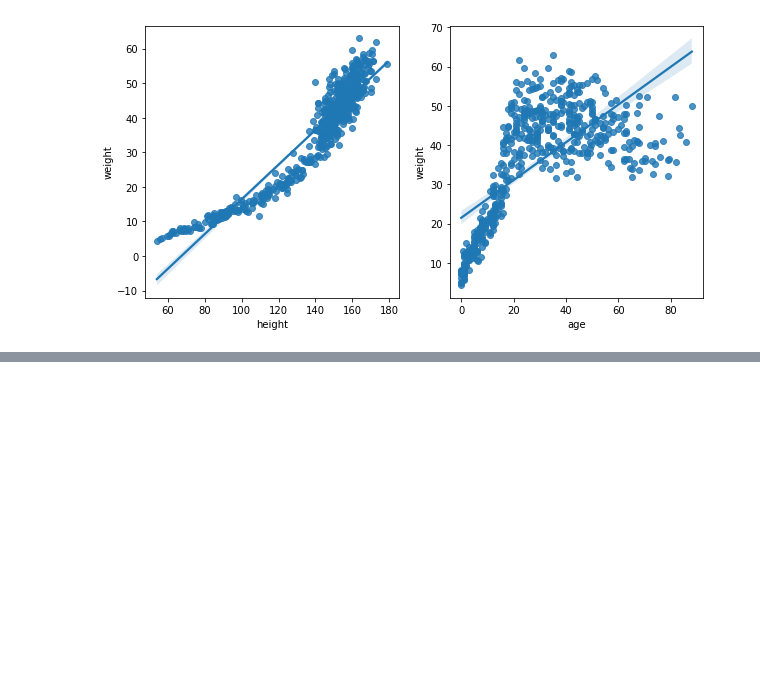
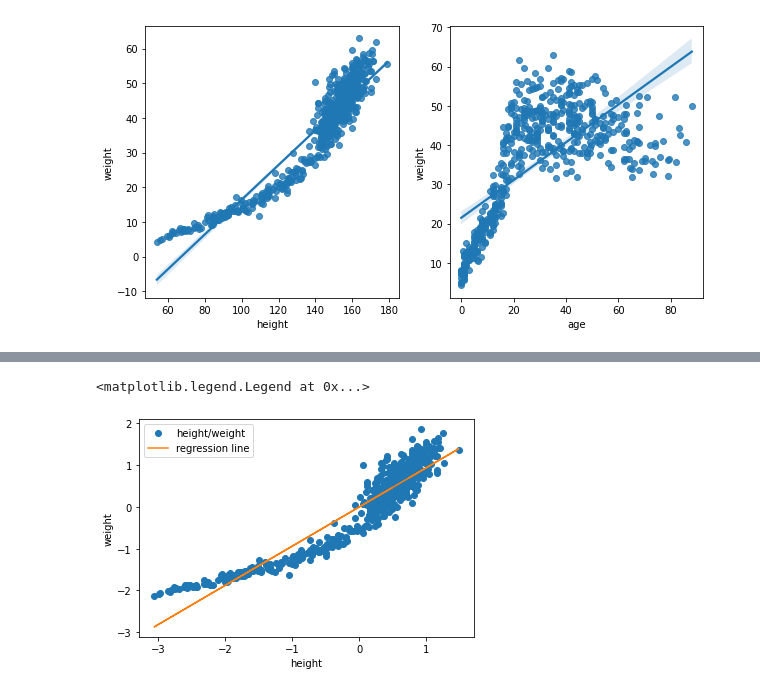
Before and after one commit to craobhruadh/MyStatisticalRethinking, a Jupyter notebook: Week 2 homework.ipynb, the cells around one changed output, grey strips where cells are left out. Drawn from its saved outputs; the diff is of its cells as text; code cells hidden in the pictures; blank space fills up the shorter version.

```diff
--- a/Week 2 homework.ipynb
+++ b/Week 2 homework.ipynb
@@ -109,0 +137,12 @@ mcmc.get_samples()
+# %%
+scaler = StandardScaler()
+df['height'] = scaler.fit_transform(df['height'].values.reshape(-1, 1))
+df['weight'] = scaler.fit_transform(df['weight'].values.reshape(-1, 1))
+df['age'] = scaler.fit_transform(df['age'].values.reshape(-1, 1))
+# %%
+
+kernel = numpyro.infer.NUTS(model)
+mcmc = numpyro.infer.MCMC(kernel, num_warmup=1000, num_samples=df.shape[0])
+result = mcmc.run(random.PRNGKey(0), height=df['height'].values, weight=df['weight'].values)
+
+mcmc.print_summary()
@@ -109,0 +157,17 @@ mcmc.get_samples()
+# %%
+samples = mcmc.get_samples()
+model_approximation = numpyro.infer.autoguide.AutoLaplaceApproximation(model)
+posterior = jnp.expand_dims(samples['c'],-1) + jnp.expand_dims(samples['H'],-1)*df['height'].values
+posterior_mean = jnp.mean(posterior, axis=0)
+
+hdpi = numpyro.diagnostics.hpdi(posterior, 0.89)
+# %%
+plt.plot(df['height'], df['weight'], 'o', label='height/weight')
+plt.plot(df['height'], posterior_mean, label='regression line')
+plt.xlabel('height')
+plt.ylabel('weight')
+
+plt.legend()
+# %% [output]
+<matplotlib.legend.Legend at 0x...>
+[figure, added]
```
Also changed, not shown: parts of 14 cells of this notebook.
